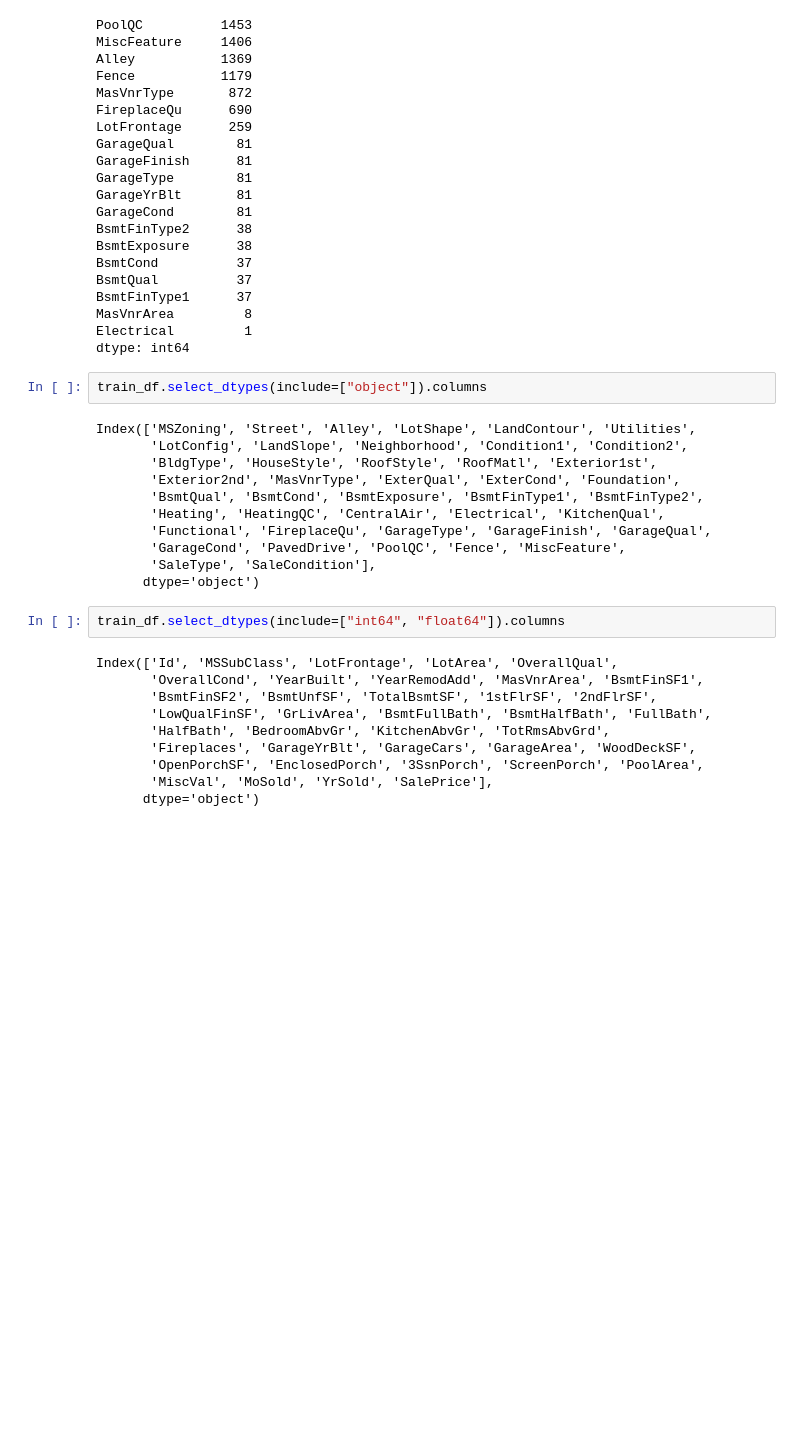
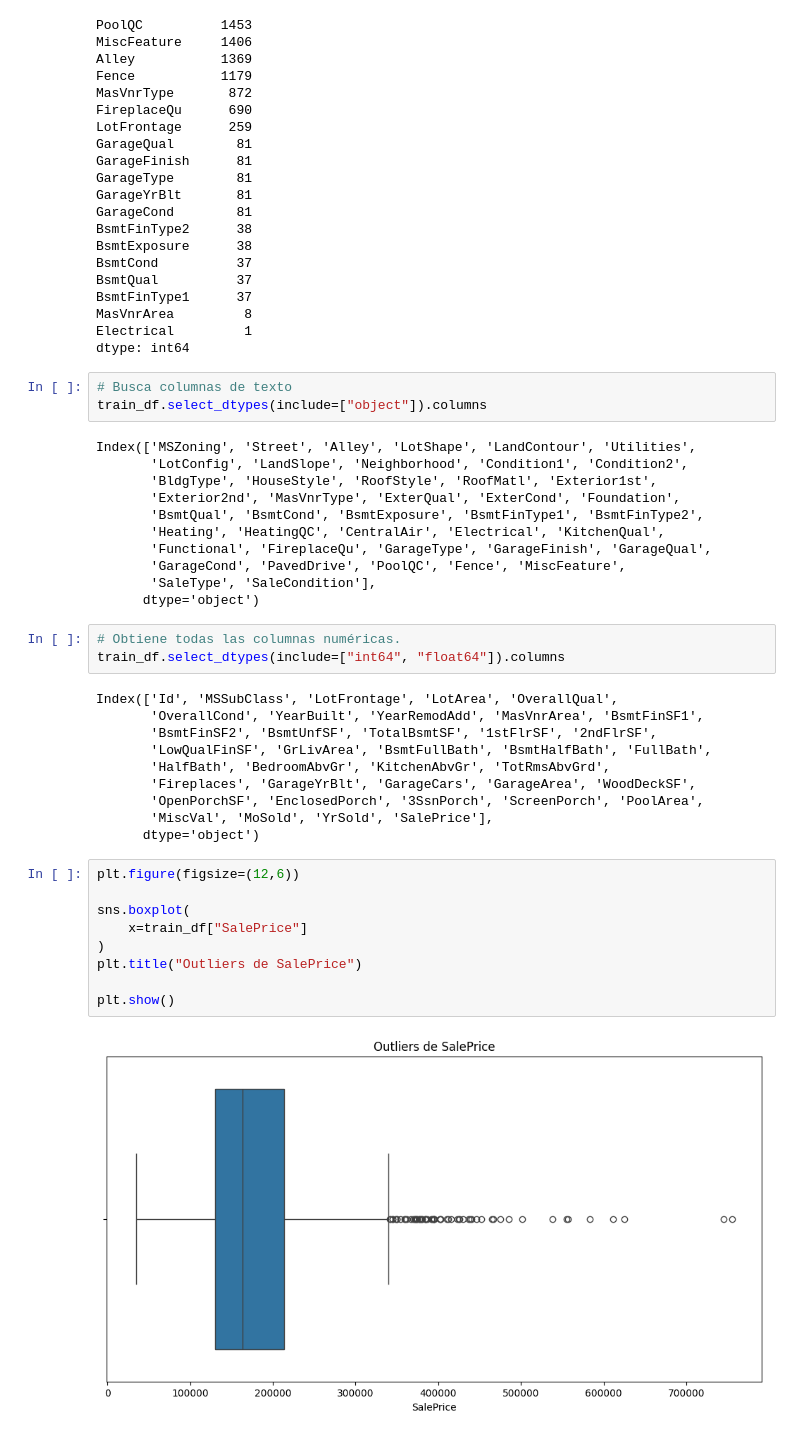
Before and after one commit to E-SalazarDev/SmartHouse-AVM, a Jupyter notebook: ai-engine/notebooks/01_data_exploration.ipynb, the cells around one changed output. Cells and saved outputs as stored; diff of their text form; blank space fills up the shorter version.

```diff
--- a/ai-engine/notebooks/01_data_exploration.ipynb
+++ b/ai-engine/notebooks/01_data_exploration.ipynb
@@ -94,6 +97,7 @@ MasVnrArea         8
 Electrical         1
 dtype: int64
 # %%
+# Busca columnas de texto
 train_df.select_dtypes(include=["object"]).columns
 # %% [output]
 Index(['MSZoning', 'Street', 'Alley', 'LotShape', 'LandContour', 'Utilities',
@@ -107,6 +111,7 @@ Index(['MSZoning', 'Street', 'Alley', 'LotShape', 'LandContour', 'Utilities',
        'SaleType', 'SaleCondition'],
       dtype='object')
 # %%
+# Obtiene todas las columnas numéricas.
 train_df.select_dtypes(include=["int64", "float64"]).columns
 # %% [output]
 Index(['Id', 'MSSubClass', 'LotFrontage', 'LotArea', 'OverallQual',
@@ -118,3 +123,14 @@ Index(['Id', 'MSSubClass', 'LotFrontage', 'LotArea', 'OverallQual',
        'OpenPorchSF', 'EnclosedPorch', '3SsnPorch', 'ScreenPorch', 'PoolArea',
        'MiscVal', 'MoSold', 'YrSold', 'SalePrice'],
       dtype='object')
+# %%
+plt.figure(figsize=(12,6))
+
+sns.boxplot(
+    x=train_df["SalePrice"]
+)
+plt.title("Outliers de SalePrice")
+
+plt.show()
+# %% [output]
+[figure, added]
```
Also changed, not shown: parts of 7 cells of this notebook.
